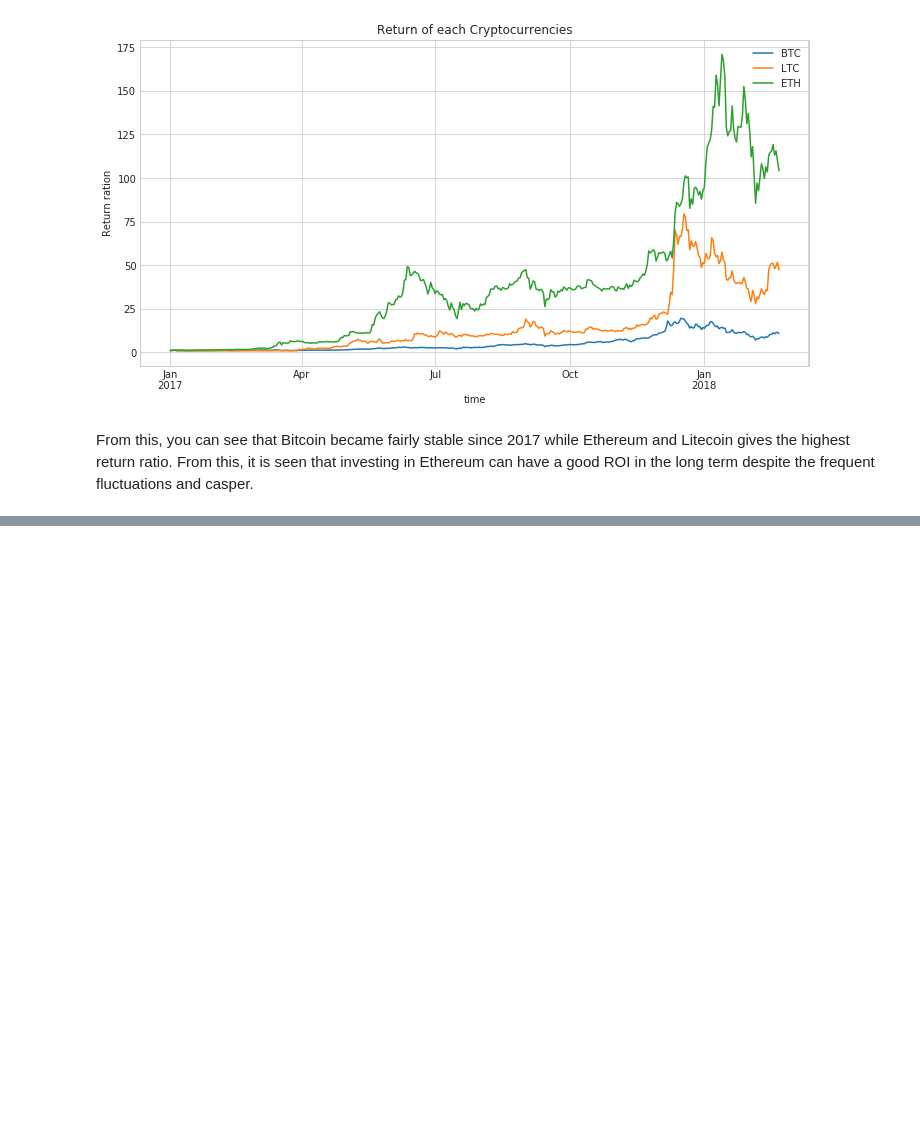
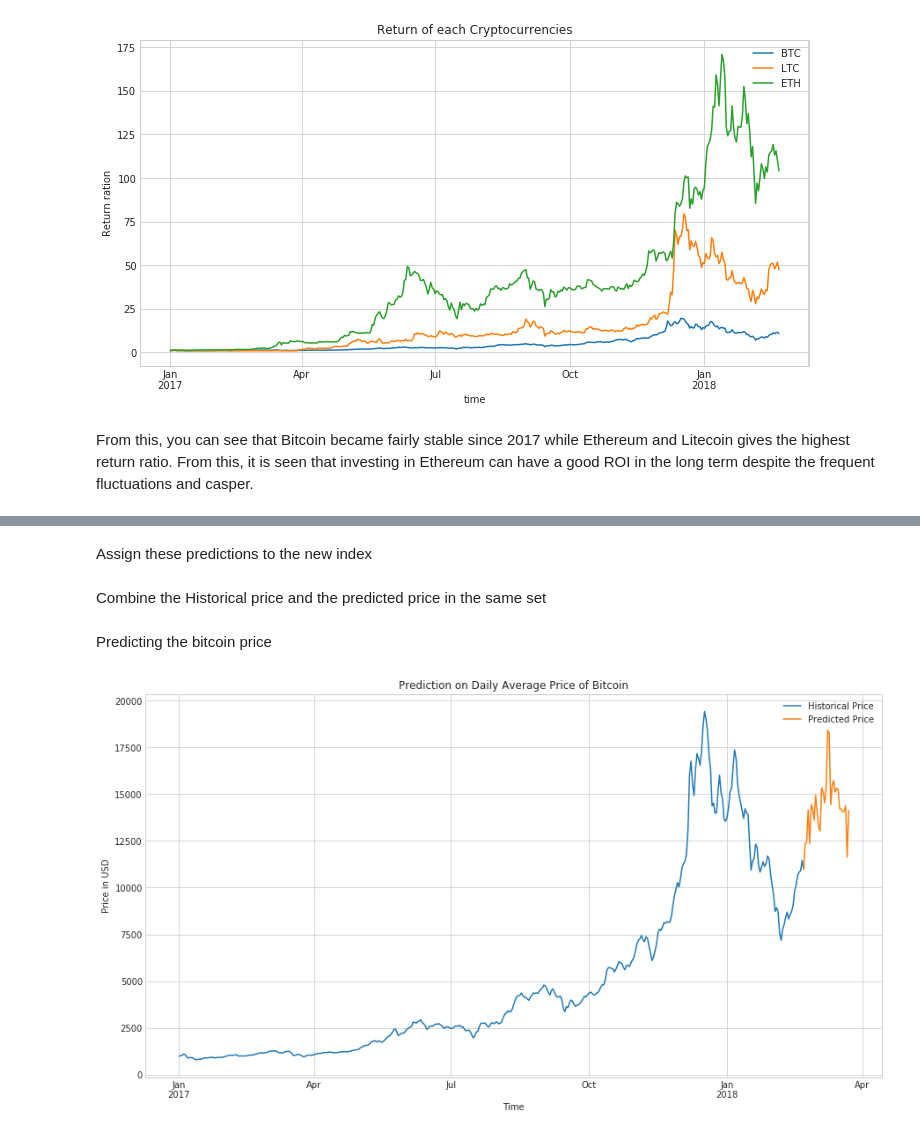
Before and after one commit to deltonmyalil/CryptocurrencyAnalytics, a Jupyter notebook: CryptoAnalytics.ipynb, the cells around one changed output, grey strips where cells are left out. Drawn from its saved outputs; the diff is of its cells as text; code cells hidden in the pictures; blank space fills up the shorter version.

```diff
--- a/CryptoAnalytics.ipynb
+++ b/CryptoAnalytics.ipynb
@@ -356,0 +479,4 @@ From this, it is seen that investing in Ethereum can have a good ROI in the long
+# %%
+forecasted_BTC = prediction('BTC', X_BTC, y_BTC, X_forecast_BTC)
+forecasted_ETH = prediction('ETH', X_ETH, y_ETH, X_forecast_ETH)
+forecasted_LTC = prediction('LTC', X_LTC, y_LTC, X_forecast_LTC)
@@ -356,0 +485,31 @@ From this, it is seen that investing in Ethereum can have a good ROI in the long
+# %%
+import datetime as dt
+last_date=data.iloc[-1].name
+modified_date = last_date + dt.timedelta(days=1)
+new_date = pd.date_range(modified_date,periods=30,freq='D')
+# %% [markdown]
+Assign these predictions to the new index
+# %%
+forecasted_BTC = pd.DataFrame(forecasted_BTC, columns=['daily_avg'], index=new_date)
+forecasted_ETH = pd.DataFrame(forecasted_ETH, columns=['daily_avg'], index=new_date)
+forecasted_LTC = pd.DataFrame(forecasted_LTC, columns=['daily_avg'], index=new_date)
+# %% [markdown]
+Combine the Historical price and the predicted price in the same set
+# %%
+bitcoin = pd.concat([data[data['symbol']=='BTC'][['daily_avg']], forecasted_BTC])
+litecoin = pd.concat([data[data['symbol']=='LTC'][['daily_avg']], forecasted_LTC])
+ethereum = pd.concat([data[data['symbol']=='ETH'][['daily_avg']], forecasted_ETH])
+# %% [markdown]
+Predicting the bitcoin price
+# %%
+plt.figure(figsize=(15,8))
+(bitcoin[:-30]['daily_avg']).plot(label='Historical Price')
+(bitcoin[-31:]['daily_avg']).plot(label='Predicted Price')
+
+plt.xlabel('Time')
+plt.ylabel('Price in USD')
+plt.title('Prediction on Daily Average Price of Bitcoin')
+plt.legend()
+plt.show()
+# %% [output]
+[figure, added]
```
Also changed, not shown: parts of 31 cells of this notebook.
